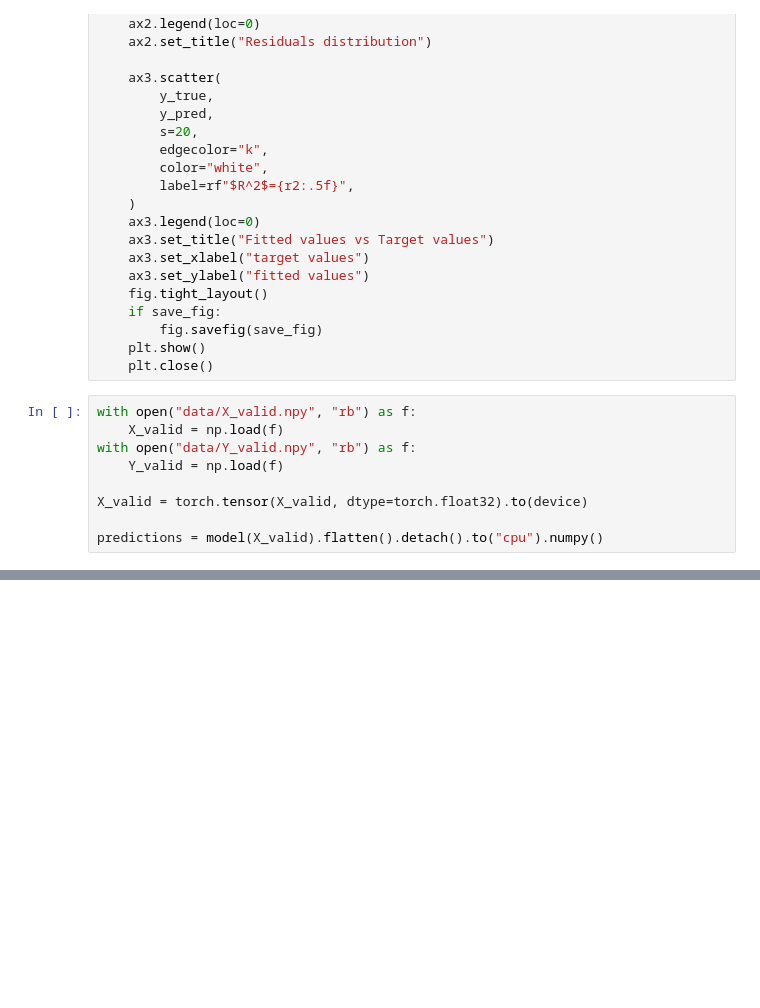
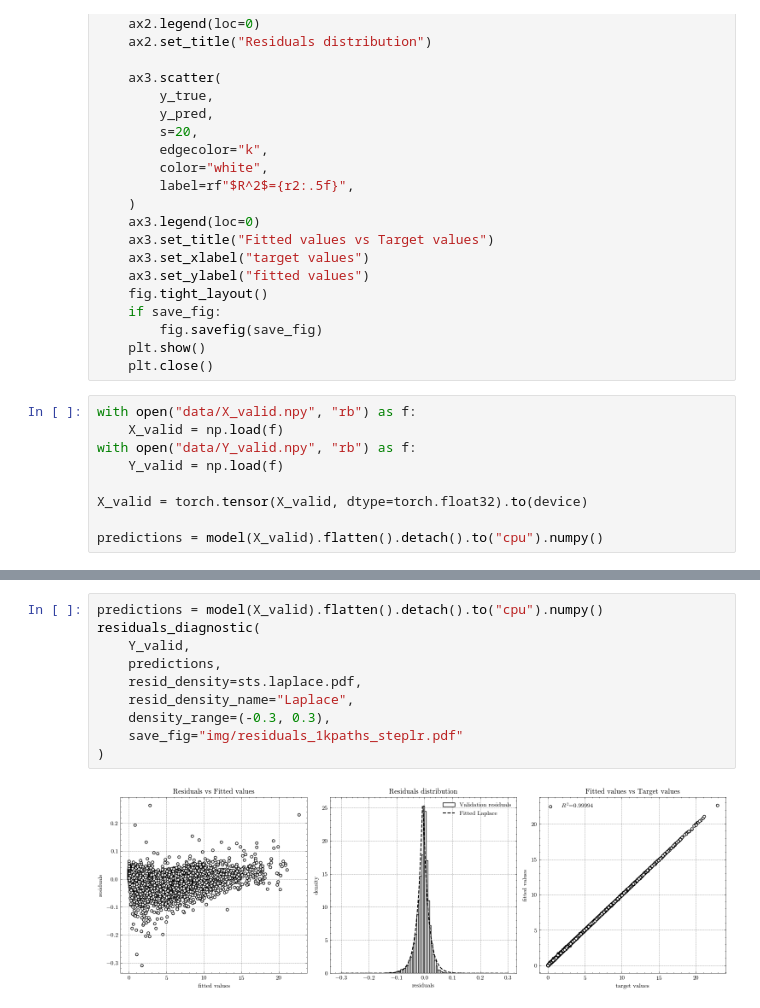
Before and after one commit to SaadSouilmi/Parallel-Monte-Carlo-and-Pricing-via-Neural-Networks-for-asian-options, a Jupyter notebook: fit.ipynb, the cells around one changed output, grey strips where cells are left out. Cells and saved outputs as stored; diff of their text form; blank space fills up the shorter version.

```diff
--- a/fit.ipynb
+++ b/fit.ipynb
@@ -225,0 +262,12 @@ plt.close()
+# %%
+predictions = model(X_valid).flatten().detach().to("cpu").numpy()
+residuals_diagnostic(
+    Y_valid,
+    predictions,
+    resid_density=sts.laplace.pdf,
+    resid_density_name="Laplace",
+    density_range=(-0.3, 0.3),
+    save_fig="img/residuals_1kpaths_steplr.pdf"
+)
+# %% [output]
+[figure, added]
```
Also changed, not shown: parts of 6 cells of this notebook.
